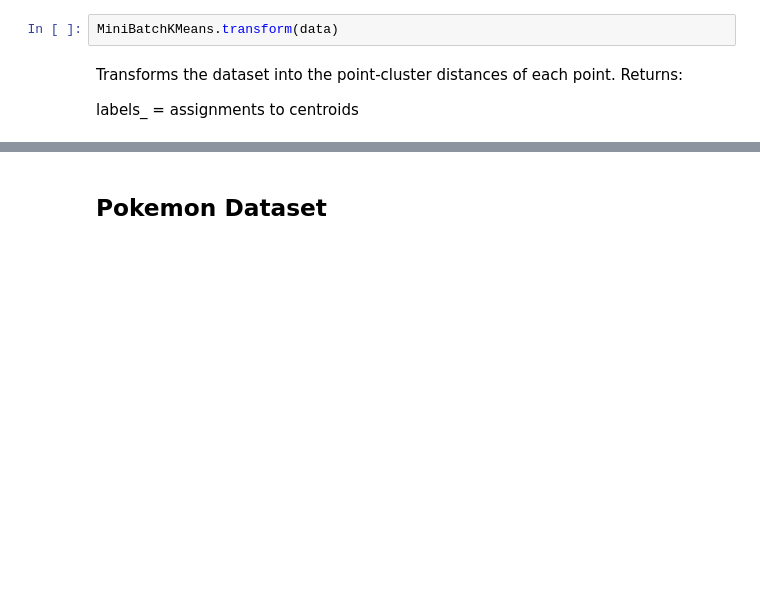
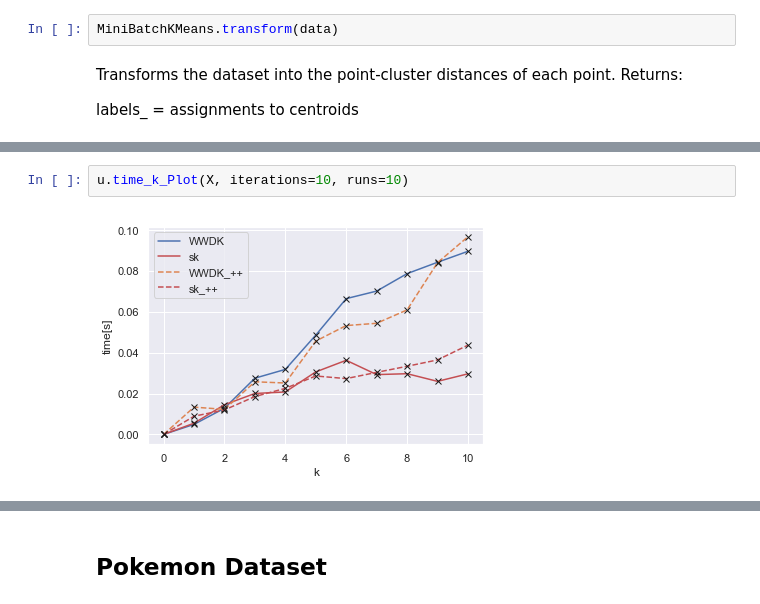
Before and after one commit to datascience-mobi/project-04-group-04, a Jupyter notebook: Group 04-04 KMeans Clustering.ipynb, the cells around one changed output, grey strips where cells are left out. Cells and saved outputs as stored; diff of their text form; blank space fills up the shorter version.

```diff
--- a/Group 04-04 KMeans Clustering.ipynb
+++ b/Group 04-04 KMeans Clustering.ipynb
@@ -122,0 +208,4 @@ labels_ = assignments to centroids
+# %%
+u.time_k_Plot(X, iterations=10, runs=10)
+# %% [output]
+[figure, added]
```
Also changed, not shown: parts of 44 cells of this notebook, 1 other file.
